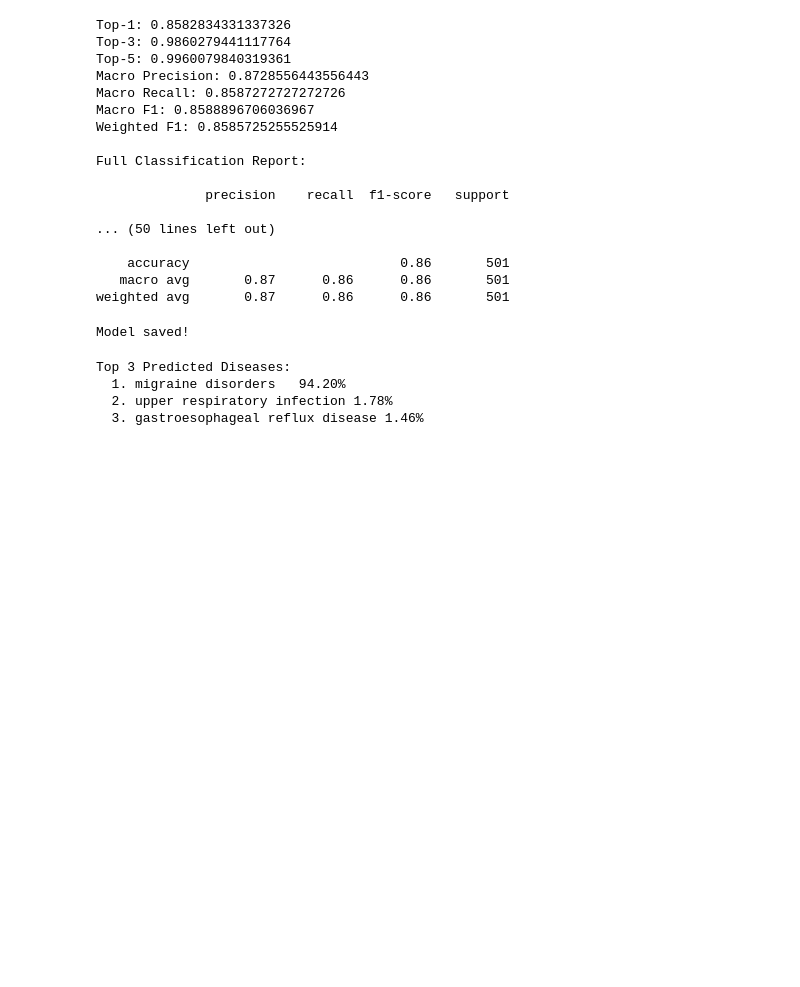
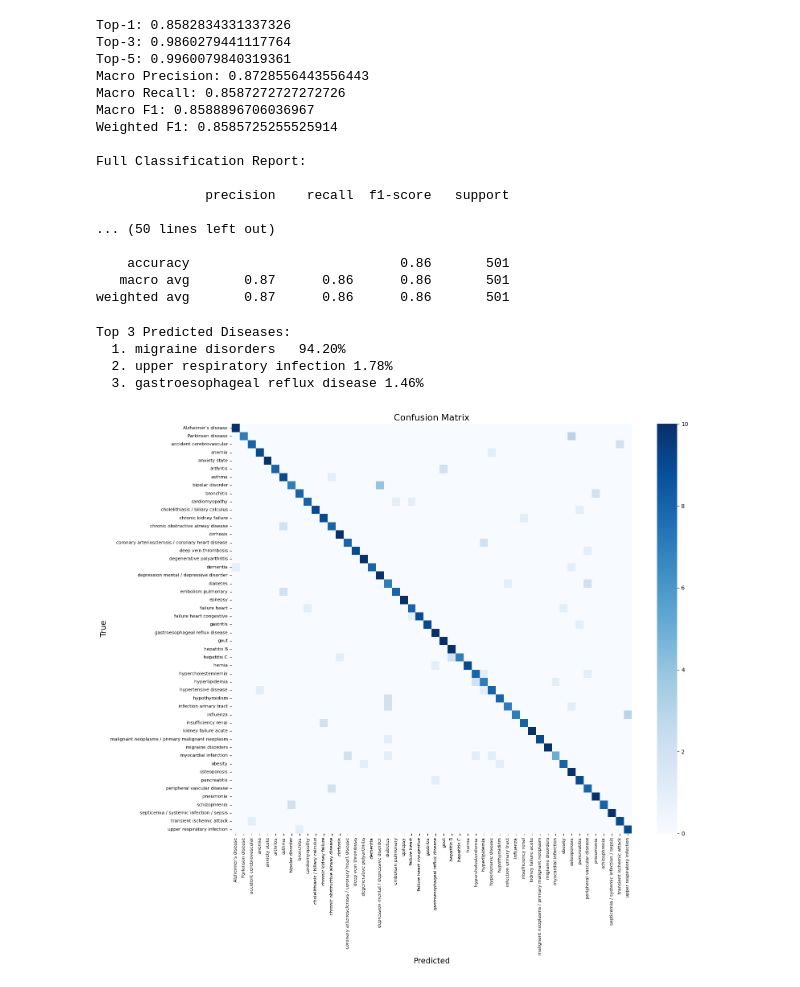
Before and after one commit to AbhiGodara/Digital-Diagnosis-v2, a Jupyter notebook: notebooks/02_model_training.ipynb, the cells around one changed output. Cells and saved outputs as stored; diff of their text form; code cells hidden in the pictures; blank space fills up the shorter version.

```diff
--- a/notebooks/02_model_training.ipynb
+++ b/notebooks/02_model_training.ipynb
@@ -85,15 +85,13 @@ Full Classification Report:
    macro avg       0.87      0.86      0.86       501
 weighted avg       0.87      0.86      0.86       501
 # %%
-with open(r"D:\ml_udemy\00 ML CODE\Projects\Digital Diagnosis v2\models\lightgbm_model.pkl", "wb") as f:
-    pickle.dump(model, f)
+# with open(r"D:\ml_udemy\00 ML CODE\Projects\Digital Diagnosis v2\models\lightgbm_model.pkl", "wb") as f:
+#     pickle.dump(model, f)
 
-with open(r"D:\ml_udemy\00 ML CODE\Projects\Digital Diagnosis v2\models\label_encoder.pkl", "wb") as f:
-    pickle.dump(le, f)
+# with open(r"D:\ml_udemy\00 ML CODE\Projects\Digital Diagnosis v2\models\label_encoder.pkl", "wb") as f:
+#     pickle.dump(le, f)
 
-print("Model saved!")
+# print("Model saved!")
-# %% [output]
-Model saved!
 # %%
 def predict_top3(symptom_values: list):
     """Pass a list of 0/1 values matching your symptom columns."""
@@ -114,3 +112,19 @@ Top 3 Predicted Diseases:
   1. migraine disorders   94.20%
   2. upper respiratory infection 1.78%
   3. gastroesophageal reflux disease 1.46%
+# %%
+import matplotlib.pyplot as plt
+import seaborn as sns
+plt.figure(figsize=(16, 14))
+cm = confusion_matrix(y_test, y_pred)
+disease_labels = le.classes_
+sns.heatmap(cm, cmap="Blues", xticklabels=disease_labels, yticklabels=disease_labels)
+plt.title("Confusion Matrix", fontsize=16)
+plt.xlabel("Predicted", fontsize=14)
+plt.ylabel("True", fontsize=14)
+plt.xticks(rotation=90, fontsize=8)
+plt.yticks(rotation=0, fontsize=8)
+plt.tight_layout()
+plt.show()
+# %% [output]
+[figure, added]
```
Also changed, not shown: parts of 1 cell of this notebook, 23 other files.
